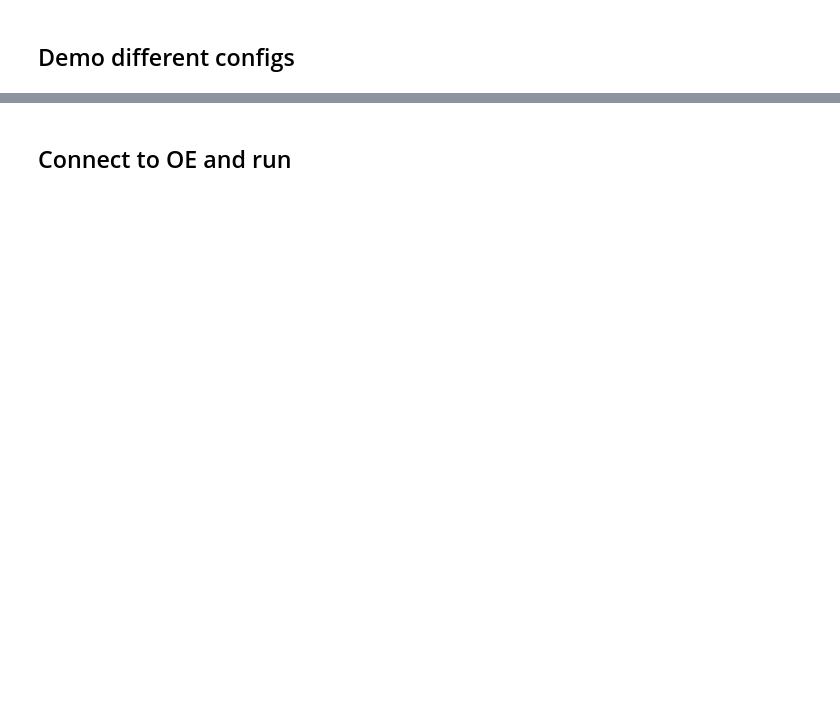
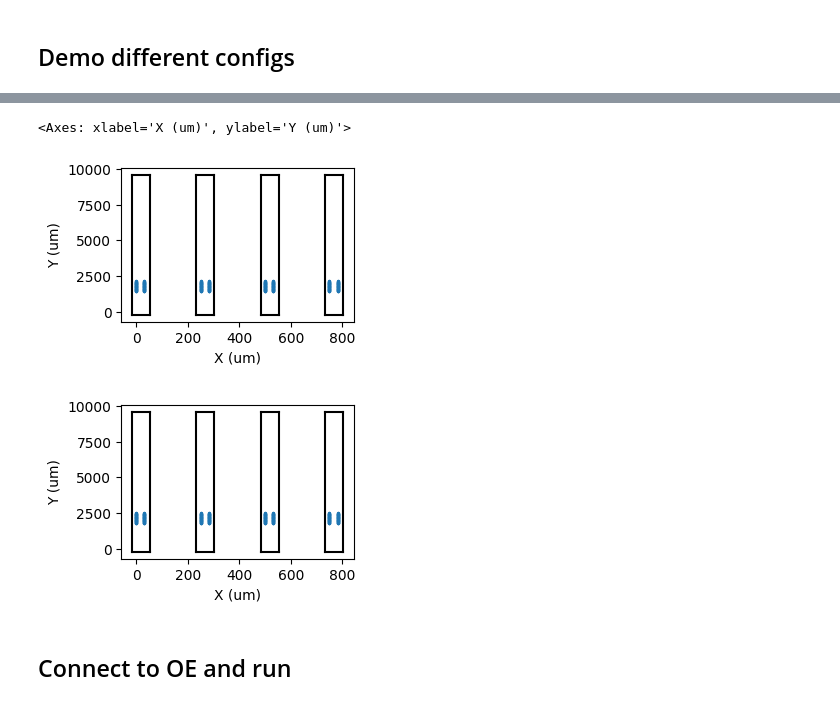
Before and after one commit to jonahpearl/oe_npx_select_channels, a Jupyter notebook: oe_npx_select_channels.ipynb, the cells around one changed output, grey strips where cells are left out. Cells and saved outputs as stored; diff of their text form; code cells hidden in the pictures; blank space fills up the shorter version.

```diff
--- a/oe_npx_select_channels.ipynb
+++ b/oe_npx_select_channels.ipynb
@@ -19,3 +56,14 @@ npx.show_available_configs()
+# %%
+npx.set_dense_row(bank=0, row_in_bank=2, offset=0)
+npx.plot()
+
+npx.set_dense_row(bank=0, row_in_bank=2, offset=1)
+# npx.set_electrode_config("dense_row", bank=0, row_in_bank=2, offset=1)  # same as above
+npx.plot()
+# %% [output]
+<Axes: xlabel='X (um)', ylabel='Y (um)'>
+[figure, added]
+[figure, added]
 # %% [markdown]
 ## Connect to OE and run
 # %%
```
Also changed, not shown: parts of 9 cells of this notebook.
